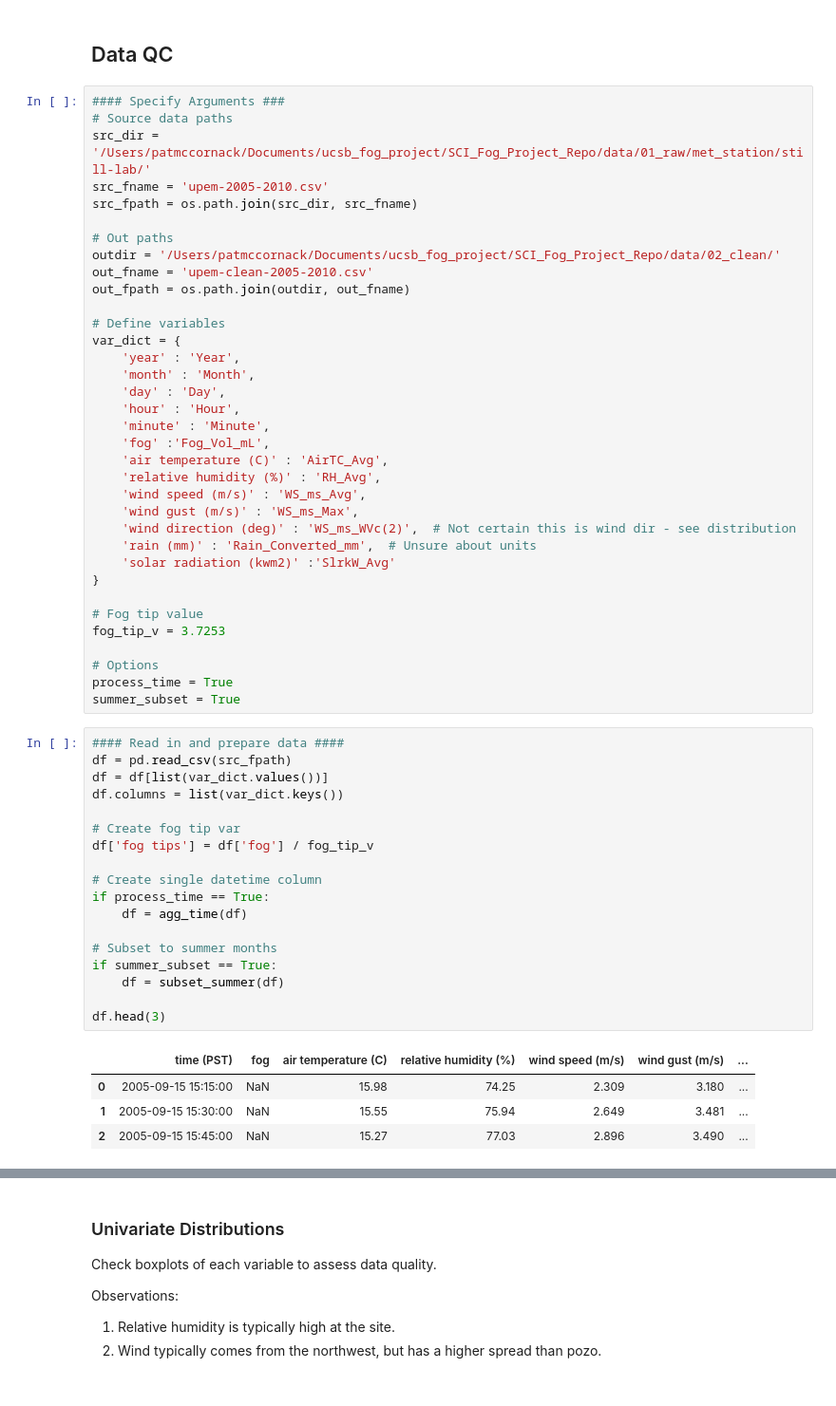
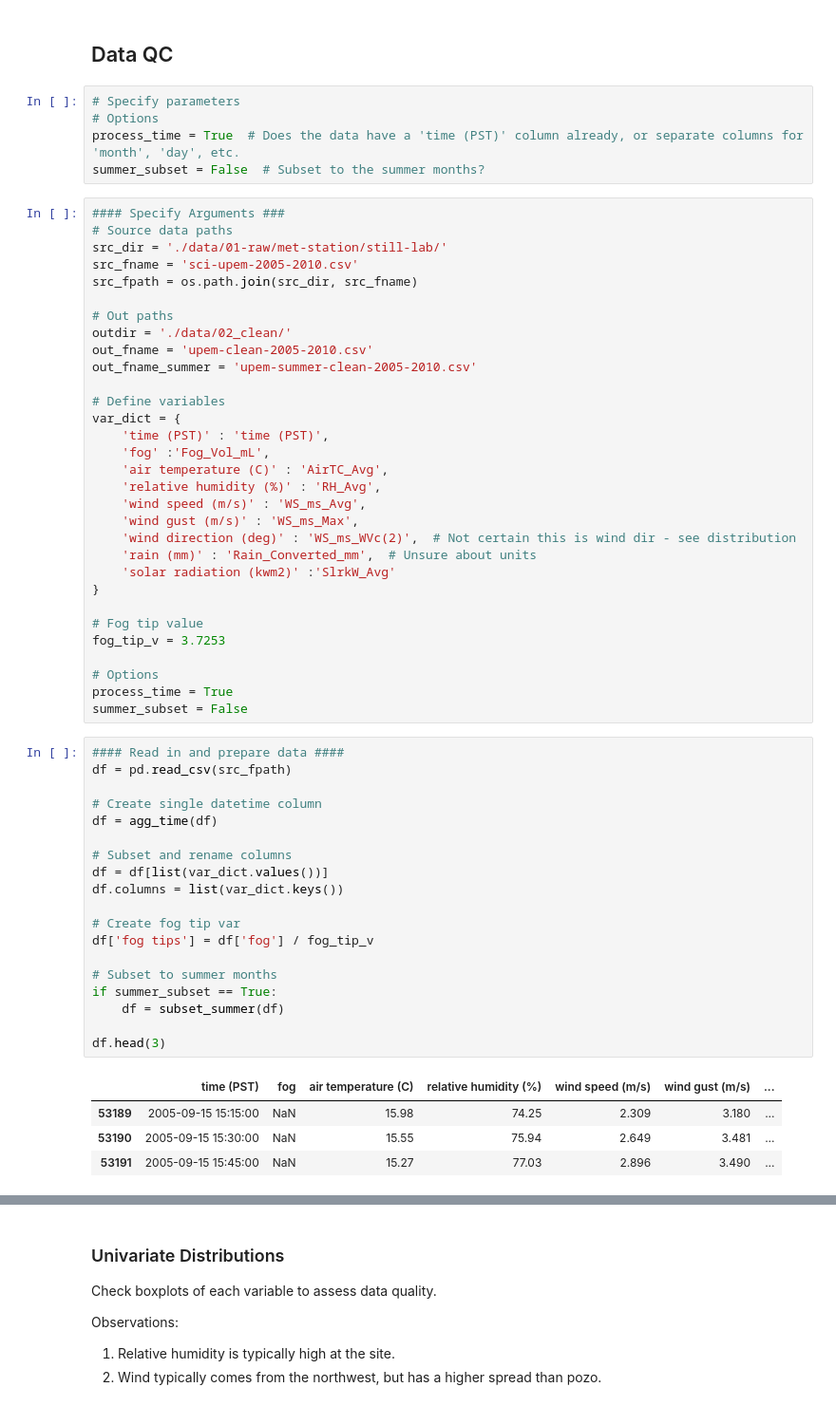
Before and after one commit to UCSB-NRS/sci-fog-analysis, a Jupyter notebook: notebooks/01-data-qc/upem-qc.ipynb, the cells around one changed output, grey strips where cells are left out. Shown: that part at 95% size. Saved outputs shown, nothing was run; the diff lists cells and outputs as text.

Commit message:
Renamed files, cleaned up qc scripts

```diff
--- a/notebooks/01-data-qc/upem-qc.ipynb
+++ b/notebooks/01-data-qc/upem-qc.ipynb
@@ -27,25 +73,26 @@ def subset_summer(df):
     return df
 # %% [markdown]
 ## Data QC
+# %%
+# Specify parameters
+# Options
+process_time = True  # Does the data have a 'time (PST)' column already, or separate columns for 'month', 'day', etc.
+summer_subset = False  # Subset to the summer months?
 # %%
 #### Specify Arguments ###
 # Source data paths
-src_dir = '/Users/patmccornack/Documents/ucsb_fog_project/SCI_Fog_Project_Repo/data/01_raw/met_station/still-lab/'
-src_fname = 'upem-2005-2010.csv'
+src_dir = './data/01-raw/met-station/still-lab/'
+src_fname = 'sci-upem-2005-2010.csv'
 src_fpath = os.path.join(src_dir, src_fname)
 
 # Out paths
-outdir = '/Users/patmccornack/Documents/ucsb_fog_project/SCI_Fog_Project_Repo/data/02_clean/'
+outdir = './data/02_clean/'
 out_fname = 'upem-clean-2005-2010.csv'
-out_fpath = os.path.join(outdir, out_fname)
+out_fname_summer = 'upem-summer-clean-2005-2010.csv'
 
 # Define variables
 var_dict = {
-    'year' : 'Year',
-    'month' : 'Month',
-    'day' : 'Day',
-    'hour' : 'Hour',
-    'minute' : 'Minute',
+    'time (PST)' : 'time (PST)',
     'fog' :'Fog_Vol_mL',
     'air temperature (C)' : 'AirTC_Avg',
     'relative humidity (%)' : 'RH_Avg',
@@ -61,30 +108,31 @@ fog_tip_v = 3.7253
 
 # Options
 process_time = True
-summer_subset = True
+summer_subset = False
 # %%
 #### Read in and prepare data ####
 df = pd.read_csv(src_fpath)
+
+# Create single datetime column
+df = agg_time(df)
+
+# Subset and rename columns
 df = df[list(var_dict.values())]
 df.columns = list(var_dict.keys())
 
 # Create fog tip var
 df['fog tips'] = df['fog'] / fog_tip_v
 
-# Create single datetime column
-if process_time == True:
-    df = agg_time(df)
-
 # Subset to summer months
 if summer_subset == True:
     df = subset_summer(df)
 
 df.head(3)
 # %% [output]
 |  | time (PST) | fog | air temperature (C) | relative humidity (%) | wind speed (m/s) | wind gust (m/s) | ... |
-| 0 | 2005-09-15 15:15:00 | NaN | 15.98 | 74.25 | 2.309 | 3.180 | ... |
-| 1 | 2005-09-15 15:30:00 | NaN | 15.55 | 75.94 | 2.649 | 3.481 | ... |
-| 2 | 2005-09-15 15:45:00 | NaN | 15.27 | 77.03 | 2.896 | 3.490 | ... |
+| 53189 | 2005-09-15 15:15:00 | NaN | 15.98 | 74.25 | 2.309 | 3.180 | ... |
+| 53190 | 2005-09-15 15:30:00 | NaN | 15.55 | 75.94 | 2.649 | 3.481 | ... |
+| 53191 | 2005-09-15 15:45:00 | NaN | 15.27 | 77.03 | 2.896 | 3.490 | ... |
 # %% [markdown]
 ### Missing Values
 Observations:
```
Also changed, not shown: parts of 12 cells of this notebook, 43 other files.
